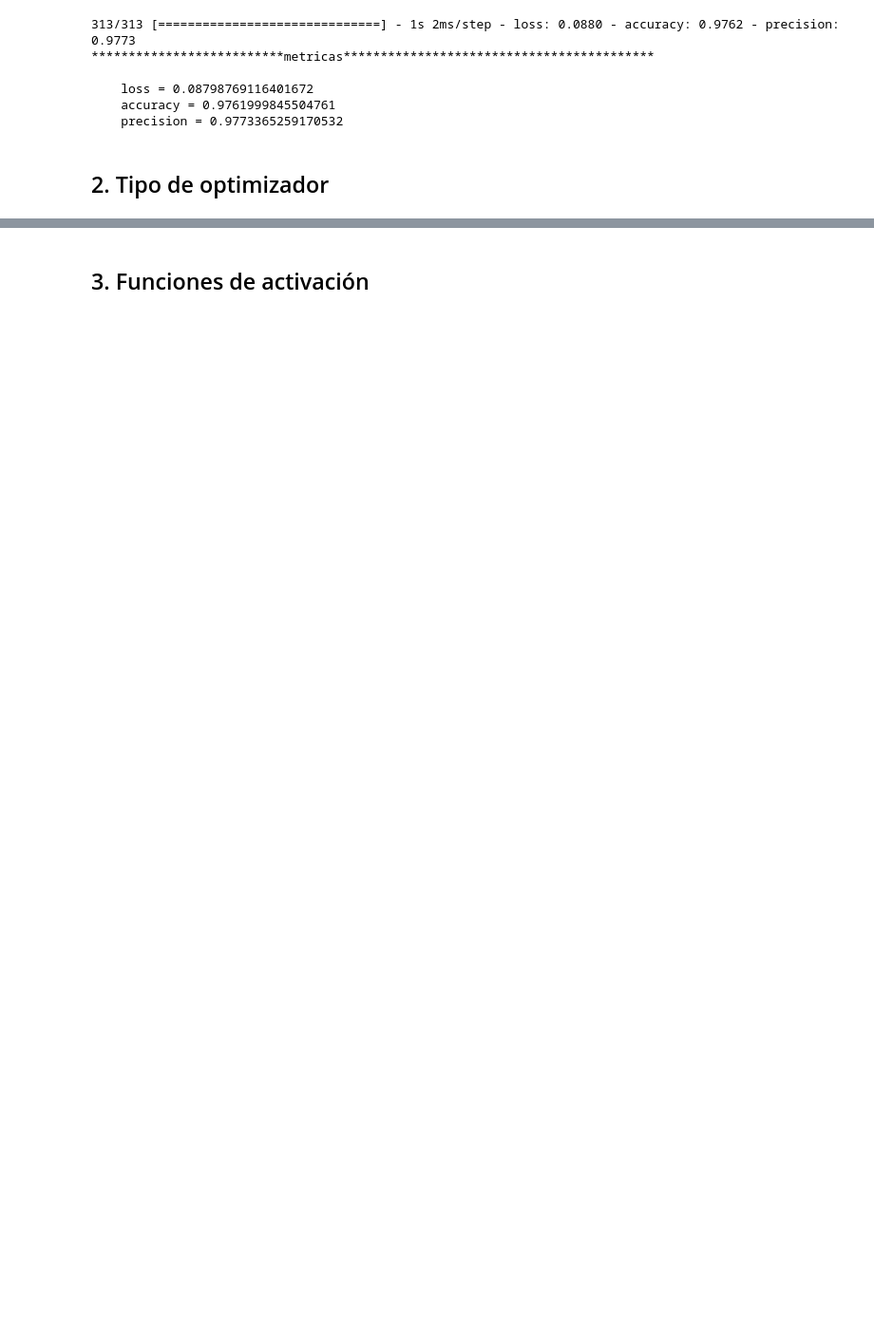
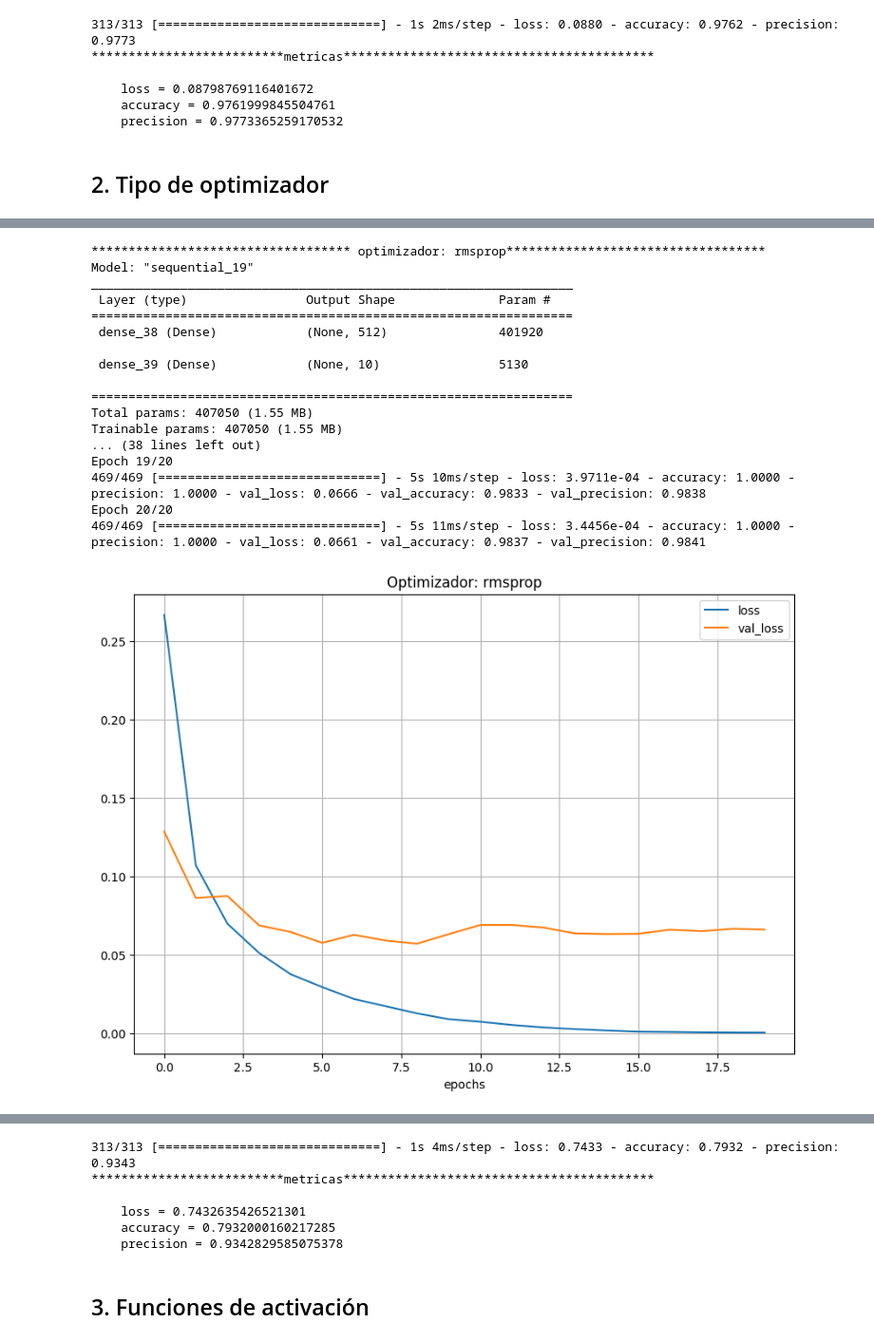
Before and after one commit to AndresR2909/Trabajo_final_redes_neuronales_1, a Jupyter notebook: Trabajo_final_redes_neuronales_entrega2.ipynb, the cells around one changed output, grey strips where cells are left out. Shown: that part at 95% size. Drawn from its saved outputs; the diff is of its cells as text; code cells hidden in the pictures; blank space fills up the shorter version.

Commit message:
evaluar optimizador y funcion de activacion

```diff
--- a/Trabajo_final_redes_neuronales_entrega2.ipynb
+++ b/Trabajo_final_redes_neuronales_entrega2.ipynb
@@ -267,0 +270,45 @@ Epoch 20/20
+# %%
+modelos_optimizador= {}
+lista_optimizador= ['rmsprop','sgd','adam','adadelta','ftrl']
+n= 512
+
+for optimizador in lista_optimizador:
+    print(f"*********************************** optimizador: {optimizador}***********************************")
+    #crear modelo
+    modelo = crear_modelo(neuronas_por_capa=n,
+                            numero_capas_internas=1,
+                            funcion_activacion_capas_internas = 'relu',
+                            funcion_activacion_capa_salida='softmax',
+                            neuronas_entrada = valor_neuronas_entrada,
+                            optimizador=optimizador,
+                            funcion_perdida='categorical_crossentropy',
+                            metricas = ['accuracy', 'Precision']
+                            )
+    #entrenar modelo
+
+    registros_entrenamiento,modelo_entrenado= entrenar_modelo(x_train,y_train, x_test, y_test,modelo, 20, 128)
+
+    #evaluar resultado
+    titulo=f"Optimizador: {optimizador}"
+    metricas = evaluar_modelo(modelo_entrenado,registros_entrenamiento,x_test, y_test,titulo)
+    llave = f"modelo_{optimizador}"
+    modelos_optimizador[llave] = metricas
+# %% [output]
+*********************************** optimizador: rmsprop***********************************
+Model: "sequential_19"
+_________________________________________________________________
+ Layer (type)                Output Shape              Param #
+=================================================================
+ dense_38 (Dense)            (None, 512)               401920
+
+ dense_39 (Dense)            (None, 10)                5130
+
+=================================================================
+Total params: 407050 (1.55 MB)
+Trainable params: 407050 (1.55 MB)
+... (38 lines left out)
+Epoch 19/20
+469/469 [==============================] - 5s 10ms/step - loss: 3.9711e-04 - accuracy: 1.0000 - precision: 1.0000 - val_loss: 0.0666 - val_accuracy: 0.9833 - val_precision: 0.9838
+Epoch 20/20
+469/469 [==============================] - 5s 11ms/step - loss: 3.4456e-04 - accuracy: 1.0000 - precision: 1.0000 - val_loss: 0.0661 - val_accuracy: 0.9837 - val_precision: 0.9841
+[figure, added]
@@ -268,2 +387,8 @@ Epoch 20/20
+313/313 [==============================] - 1s 4ms/step - loss: 0.7433 - accuracy: 0.7932 - precision: 0.9343
+**************************metricas******************************************
+
+    loss = 0.7432635426521301
+    accuracy = 0.7932000160217285
+    precision = 0.9342829585075378
 # %% [markdown]
 ## 3. Funciones de activación
```
Also changed, not shown: parts of 5 cells of this notebook, 30 other files.
